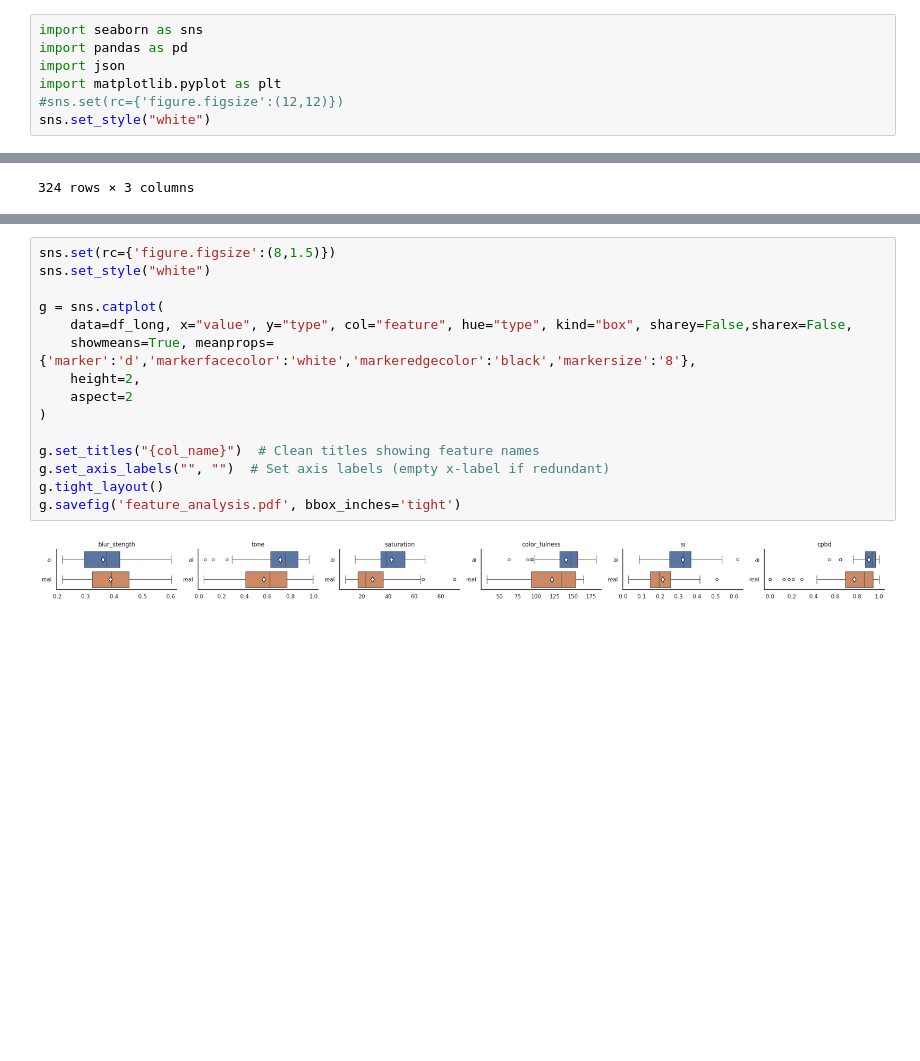
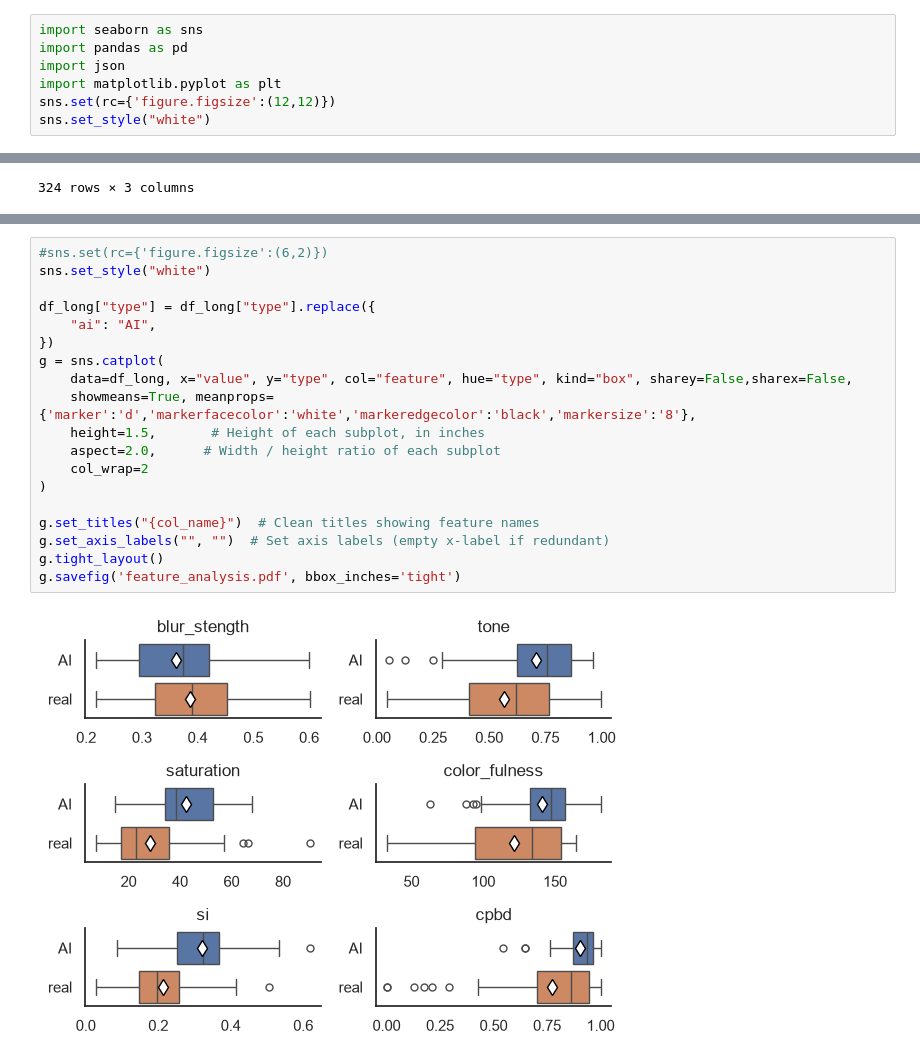
Before and after one commit to avt-imt/instagram_filter_real_ai, a Jupyter notebook: features/feature_analysis_dataset.ipynb, the cells around one changed output, grey strips where cells are left out. Saved outputs shown, nothing was run; the diff lists cells and outputs as text; blank space fills up the shorter version.

```diff
--- a/features/feature_analysis_dataset.ipynb
+++ b/features/feature_analysis_dataset.ipynb
@@ -3,7 +3,7 @@ import seaborn as sns
 import pandas as pd
 import json
 import matplotlib.pyplot as plt
-#sns.set(rc={'figure.figsize':(12,12)})
+sns.set(rc={'figure.figsize':(12,12)})
 sns.set_style("white")
 # %%
 def read_features(fn="ai_images.json", img_type="ai"):
@@ -74,17 +90,21 @@ sns.boxplot(y="feature", x="value", hue="type", data=df_long)
 # %%
-sns.set(rc={'figure.figsize':(8,1.5)})
+#sns.set(rc={'figure.figsize':(6,2)})
 sns.set_style("white")
 
+df_long["type"] = df_long["type"].replace({
+    "ai": "AI",
+})
 g = sns.catplot(
     data=df_long, x="value", y="type", col="feature", hue="type", kind="box", sharey=False,sharex=False,
     showmeans=True, meanprops={'marker':'d','markerfacecolor':'white','markeredgecolor':'black','markersize':'8'},
-    height=2,
-    aspect=2
+    height=1.5,       # Height of each subplot, in inches
+    aspect=2.0,      # Width / height ratio of each subplot
+    col_wrap=2
 )
 
 g.set_titles("{col_name}")  # Clean titles showing feature names
 g.set_axis_labels("", "")  # Set axis labels (empty x-label if redundant)
 g.tight_layout()
 g.savefig('feature_analysis.pdf', bbox_inches='tight')
 # %% [output]
-[figure, old version]
+[figure, new version]
```
Also changed, not shown: parts of 4 cells of this notebook, 12 other files.
